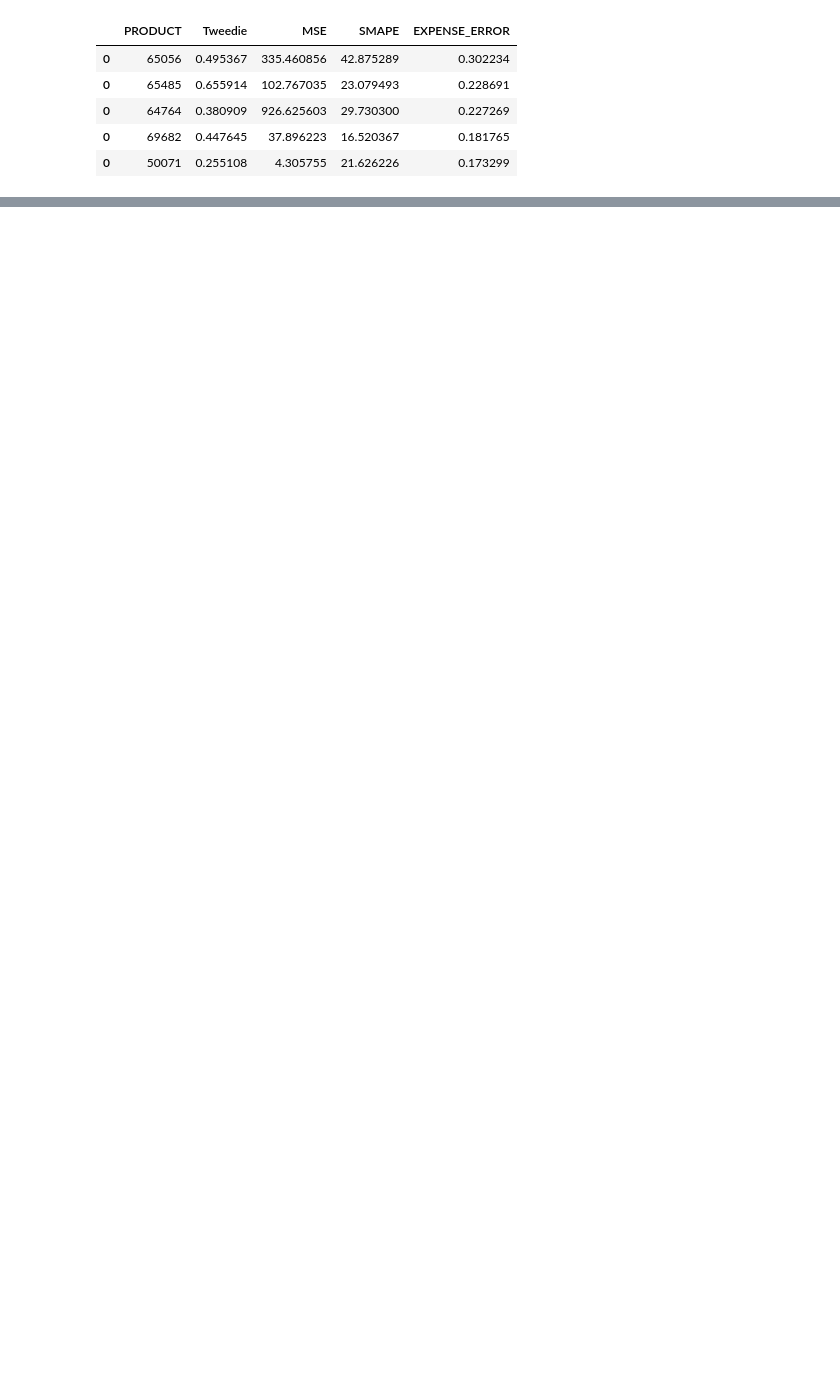
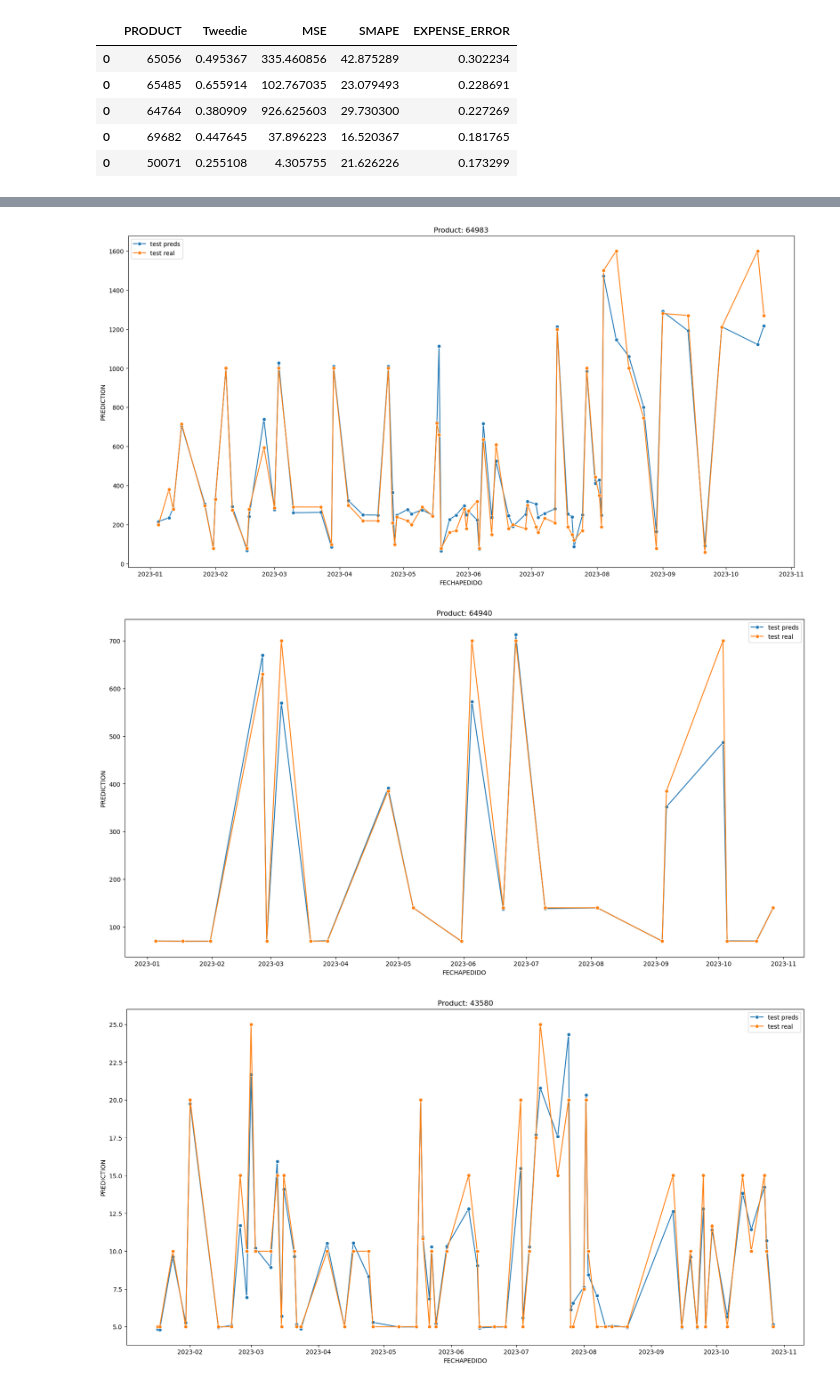
Before and after one commit to JoelSoleCasale/OptiFlowInnovators, a Jupyter notebook: notebooks/experimentation_all_prods.ipynb, the cells around one changed output, grey strips where cells are left out. Drawn from its saved outputs; the diff is of its cells as text; code cells hidden in the pictures; blank space fills up the shorter version.

```diff
--- a/notebooks/experimentation_all_prods.ipynb
+++ b/notebooks/experimentation_all_prods.ipynb
@@ -183,7 +183,7 @@ def plot_model_predictions(full_df, product, plot_train=False, plot_importances=
     X_test["REAL"] = y_test
     X_test["FECHAPEDIDO"] = test["FECHAPEDIDO"]
 
-    plt.figure(figsize=(30, 10))
+    plt.figure(figsize=(20, 10))
     if plot_train:
         sns.lineplot(
             x="FECHAPEDIDO",
@@ -197,11 +197,19 @@ def plot_model_predictions(full_df, product, plot_train=False, plot_importances=
         )
 
     sns.lineplot(
-        x="FECHAPEDIDO", y="PREDICTION", data=X_test, marker="o", label="test preds"
+        x="FECHAPEDIDO",
+        y="PREDICTION",
+        data=X_test,
+        marker="o",
+        label="test preds",
+        ci=None,
     )
-    sns.lineplot(x="FECHAPEDIDO", y="REAL", data=X_test, marker="o", label="test real")
+    sns.lineplot(
+        x="FECHAPEDIDO", y="REAL", data=X_test, marker="o", label="test real", ci=None
+    )
 
     plt.legend()
+    plt.title(f"Product: {product}")
     plt.show()
 
     if plot_importances:
@@ -286,0 +299,9 @@ plot_model_predictions(full_df=df, product="44200", plot_importances=True)
+# %%
+for product in product_losses.sort_values(by=["Tweedie"], ascending=False)[
+    "PRODUCT"
+].head(10):
+    plot_model_predictions(full_df=df, product=str(product))
+# %% [output]
+[figure, added]
+[figure, added]
+[figure, added]
```
Also changed, not shown: parts of 6 cells of this notebook.
